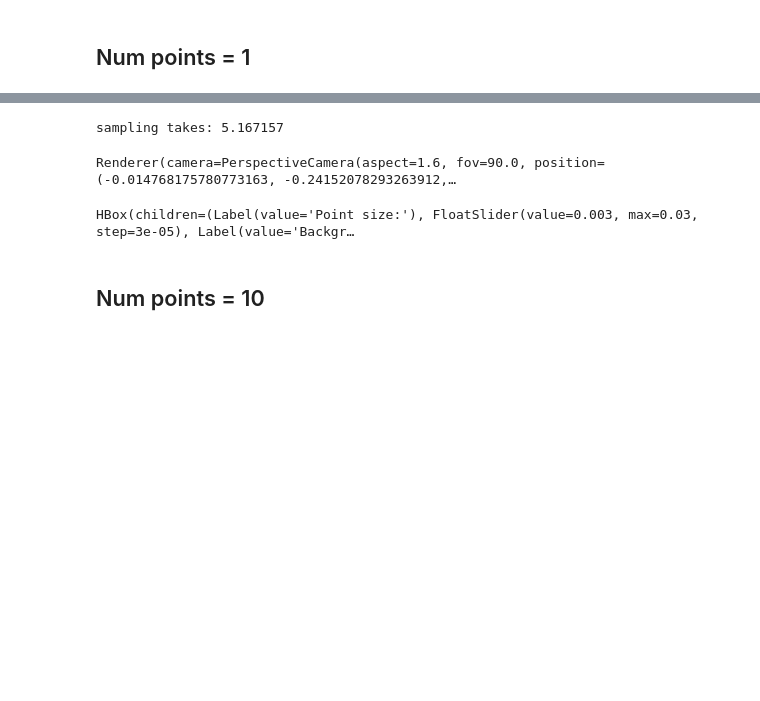
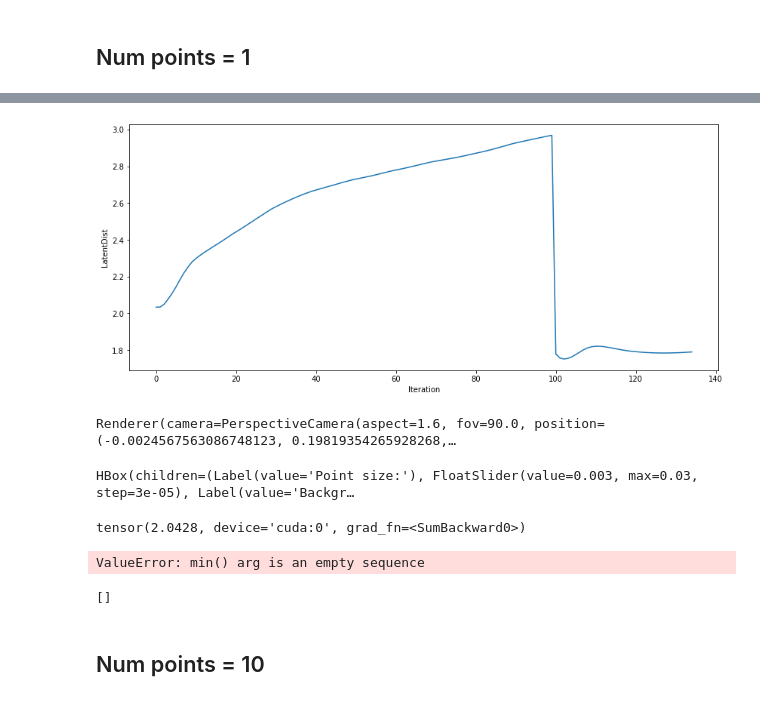
Before and after one commit to ottogin/OptimizatinoWithDeepSDF, a Jupyter notebook: Method4.ipynb, the cells around one changed output, grey strips where cells are left out. Cells and saved outputs as stored; diff of their text form; code cells hidden in the pictures; blank space fills up the shorter version.

```diff
--- a/Method4.ipynb
+++ b/Method4.ipynb
@@ -183,9 +341,29 @@ plt.show()
+# %%
+plt.figure(figsize=(14, 6))
+#plt.yscale("log")
+plt.xlabel('Iteration')
+plt.ylabel('LatentDist')
+plt.plot(latent_dist)
+plt.show()
+# %% [output]
+[figure, added]
 # %%
-plot_mesh_from_vector(decoder, opt_latent, N=128)
+plot_mesh_from_vector(decoder, opt_latent, N=256)
 # %% [output]
-sampling takes: 5.167157
+Renderer(camera=PerspectiveCamera(aspect=1.6, fov=90.0, position=(-0.0024567563086748123, 0.19819354265928268,…
-Renderer(camera=PerspectiveCamera(aspect=1.6, fov=90.0, position=(-0.014768175780773163, -0.24152078293263912,…
+HBox(children=(Label(value='Point size:'), FloatSlider(value=0.003, max=0.03, step=3e-05), Label(value='Backgr…
-HBox(children=(Label(value='Point size:'), FloatSlider(value=0.003, max=0.03, step=3e-05), Label(value='Backgr…
+# %%
+torch.sum((opt_latent - ref_latent) ** 2)
+# %% [output]
+tensor(2.0428, device='cuda:0', grad_fn=<SumBackward0>)
+# %%
+min(loss_hist)
+# %% [output]
+ValueError: min() arg is an empty sequence
+# %%
+loss_hist
+# %% [output]
+[]
 # %% [markdown]
 ## Num points = 10
 # %%
```
Also changed, not shown: parts of 28 cells of this notebook, 3 other files.
